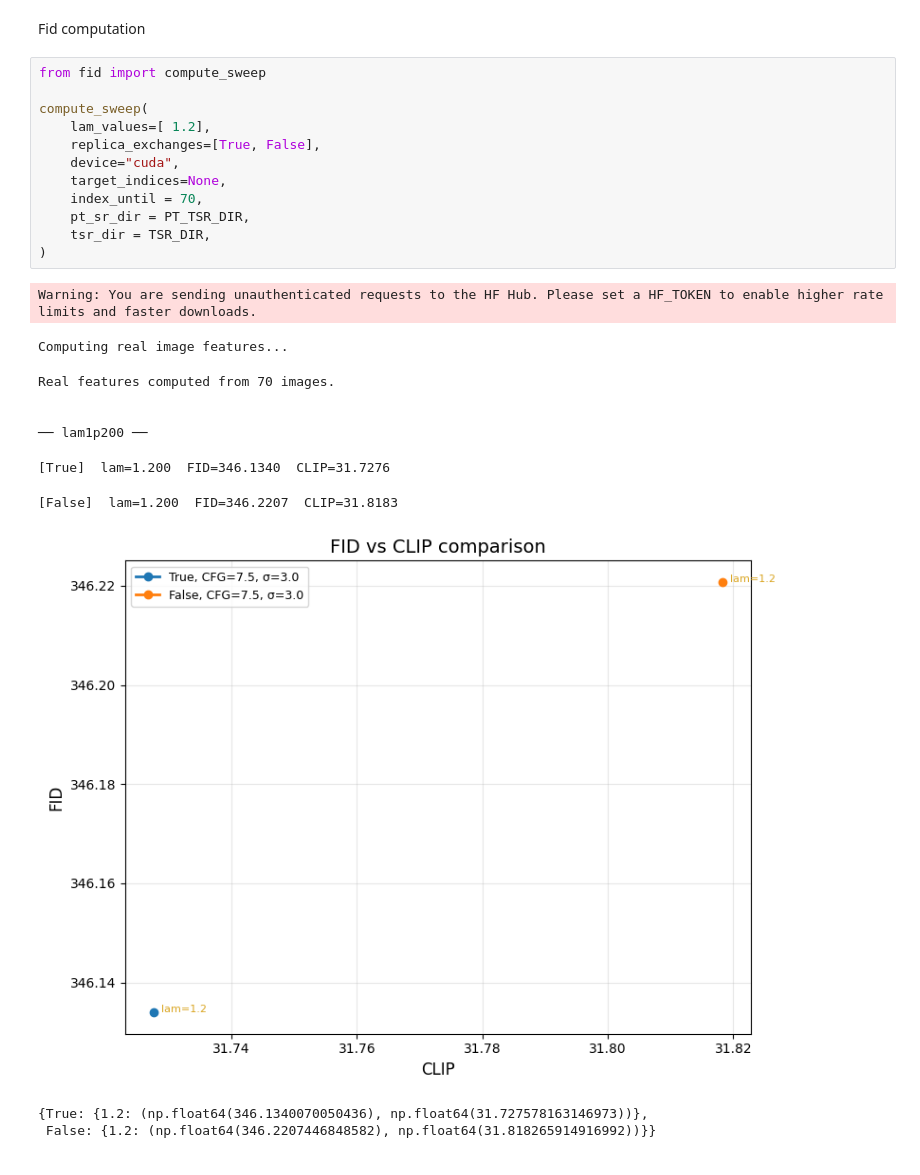
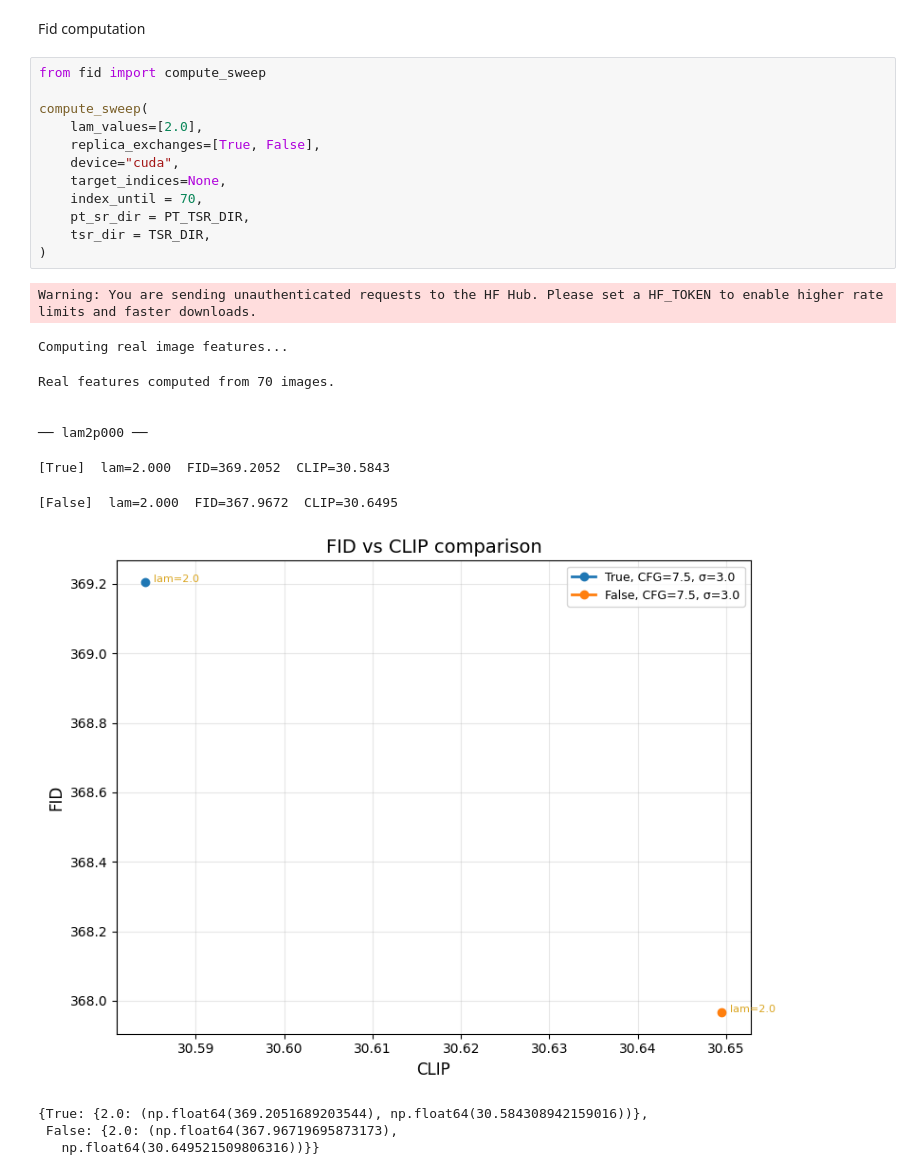
Before and after one commit to oatmeallover/parallel_tempering, a Jupyter notebook: batch_py/generate_samples.ipynb, the cells around one changed output. Drawn from its saved outputs; the diff is of its cells as text.

```diff
--- a/batch_py/generate_samples.ipynb
+++ b/batch_py/generate_samples.ipynb
@@ -143,24 +143,25 @@ Fid computation
 # %%
 from fid import compute_sweep
 
 compute_sweep(
-	lam_values=[ 1.2],
+	lam_values=[2.0],
 	replica_exchanges=[True, False],
 	device="cuda",
 	target_indices=None,
 	index_until = 70,
 	pt_sr_dir = PT_TSR_DIR,
 	tsr_dir = TSR_DIR,
 )
 # %% [output]
 Warning: You are sending unauthenticated requests to the HF Hub. Please set a HF_TOKEN to enable higher rate limits and faster downloads.
 Computing real image features...
 Real features computed from 70 images.
 
 
-── lam1p200 ──
+── lam2p000 ──
-[True]  lam=1.200  FID=346.1340  CLIP=31.7276
+[True]  lam=2.000  FID=369.2052  CLIP=30.5843
-[False]  lam=1.200  FID=346.2207  CLIP=31.8183
+[False]  lam=2.000  FID=367.9672  CLIP=30.6495
-[figure, old version]
+[figure, new version]
-{True: {1.2: (np.float64(346.1340070050436), np.float64(31.727578163146973))},
- False: {1.2: (np.float64(346.2207446848582), np.float64(31.818265914916992))}}
+{True: {2.0: (np.float64(369.2051689203544), np.float64(30.584308942159016))},
+ False: {2.0: (np.float64(367.96719695873173),
+   np.float64(30.649521509806316))}}
```
Also changed, not shown: parts of 2 cells of this notebook, 6 other files.
